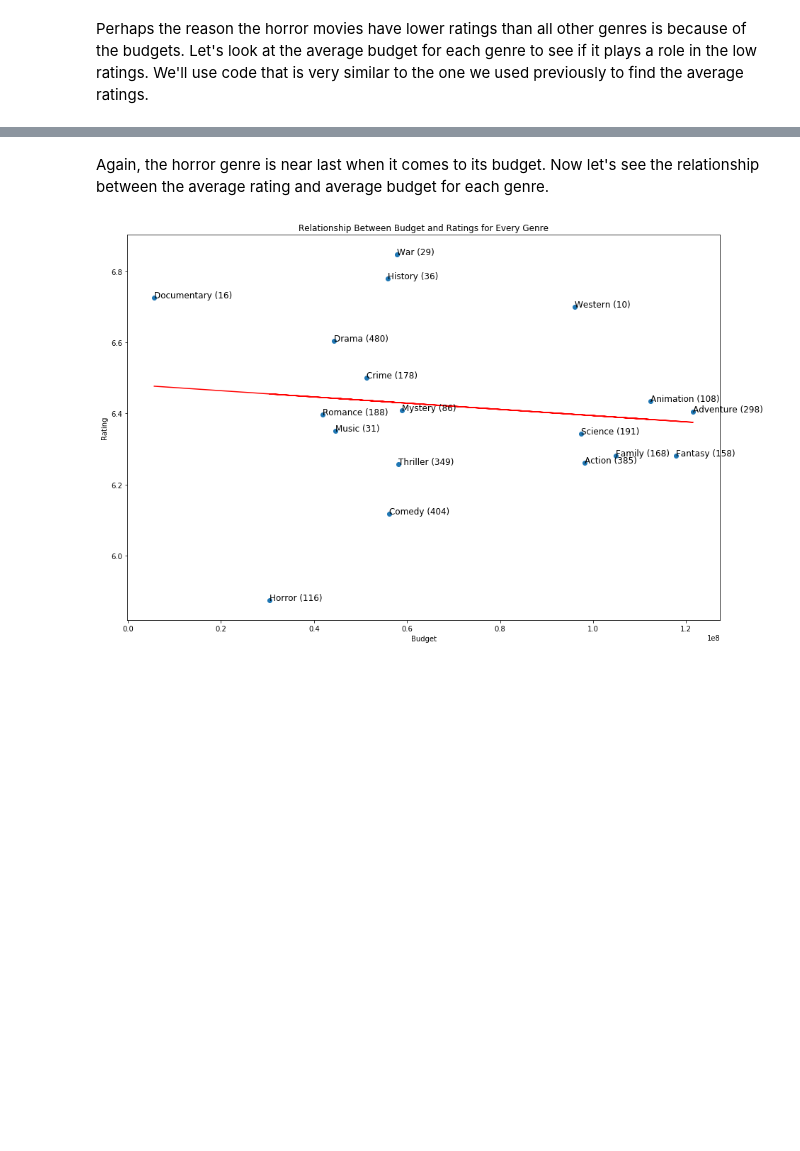
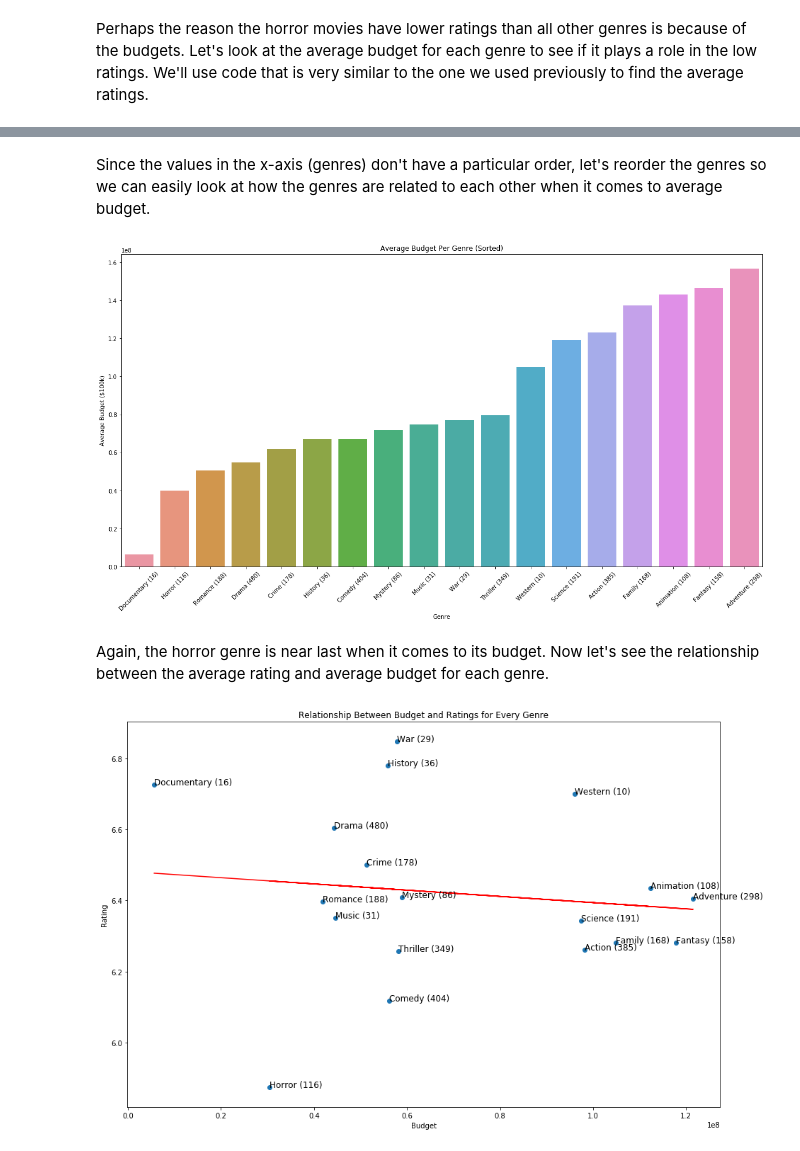
Before and after one commit to atulbharati/kevinh415.github.io, a Jupyter notebook: Movie.ipynb, the cells around one changed output, grey strips where cells are left out. Drawn from its saved outputs; the diff is of its cells as text; code cells hidden in the pictures; blank space fills up the shorter version.

```diff
--- a/Movie.ipynb
+++ b/Movie.ipynb
@@ -356,3 +403,17 @@ plt.show()
+# %% [markdown]
+Since the values in the x-axis (genres) don't have a particular order, let's reorder the genres so we can easily look at how the genres are related to each other when it comes to average budget.
+# %%
+genres,budgets = sort_graph(average_budget,xvals)
+
+plt.figure(figsize=(20, 10))
+sns.barplot(genres, budgets)
+plt.title('Average Budget Per Genre (Sorted)')
+plt.xlabel('Genre')
+plt.ylabel('Average Budget ($100k)')
+plt.xticks(rotation=45)
+plt.show()
+# %% [output]
+[figure, added]
 # %% [markdown]
 Again, the horror genre is near last when it comes to its budget. Now let's see the relationship between the average rating and average budget for each genre.
 # %%
```
Also changed, not shown: parts of 9 cells of this notebook.
